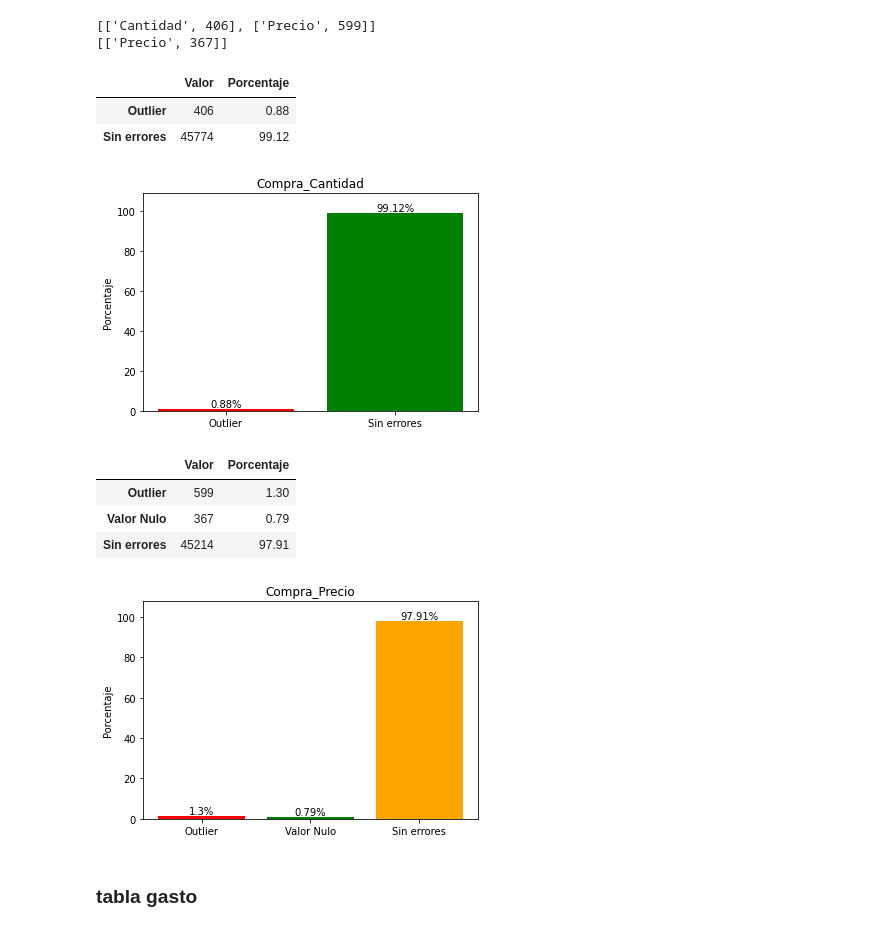
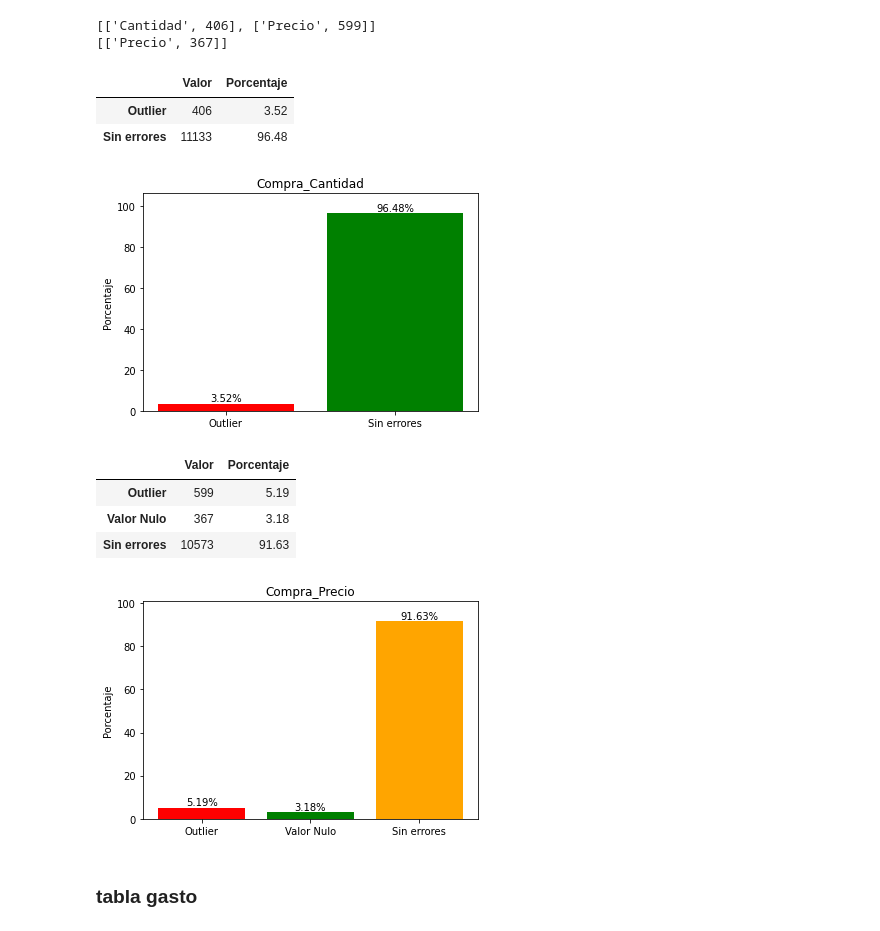
Before and after one commit to AlexRodriguezVillavicencio/DS-PI-ProyectoIndividual, a Jupyter notebook: calidad_dato.ipynb, the cells around one changed output. Drawn from its saved outputs; the diff is of its cells as text; code cells hidden in the pictures.

```diff
--- a/calidad_dato.ipynb
+++ b/calidad_dato.ipynb
@@ -97,27 +97,27 @@ print(vnan)
 # %%
 compra_cantidad = pd.DataFrame()
 compra_cantidad['Outlier'] =   [vo[0][1]]
-compra_cantidad['Sin errores'] = [df_venta.shape[0] - vo[0][1]]
+compra_cantidad['Sin errores'] = [df_compra.shape[0] - vo[0][1]]
 plt.title('Compra_Cantidad')
 graficar_transformar(compra_cantidad)
 # %% [output]
 |  | Valor | Porcentaje |
-| Outlier | 406 | 0.88 |
-| Sin errores | 45774 | 99.12 |
+| Outlier | 406 | 3.52 |
+| Sin errores | 11133 | 96.48 |
-[figure, old version]
+[figure, new version]
 # %%
 compra_precio = pd.DataFrame()
 compra_precio['Outlier'] =   [vo[1][1]]
 compra_precio['Valor Nulo'] = [vnan[0][1]]
-compra_precio['Sin errores'] = [df_venta.shape[0] - vo[1][1] - vnan[0][1]]
+compra_precio['Sin errores'] = [df_compra.shape[0] - vo[1][1] - vnan[0][1]]
 plt.title('Compra_Precio')
 graficar_transformar(compra_precio)
 # %% [output]
 |  | Valor | Porcentaje |
-| Outlier | 599 | 1.30 |
-| Valor Nulo | 367 | 0.79 |
-| Sin errores | 45214 | 97.91 |
+| Outlier | 599 | 5.19 |
+| Valor Nulo | 367 | 3.18 |
+| Sin errores | 10573 | 91.63 |
-[figure, old version]
+[figure, new version]
 # %% [markdown]
 ### tabla gasto
 # %%
```
Also changed, not shown: parts of 6 cells of this notebook.
